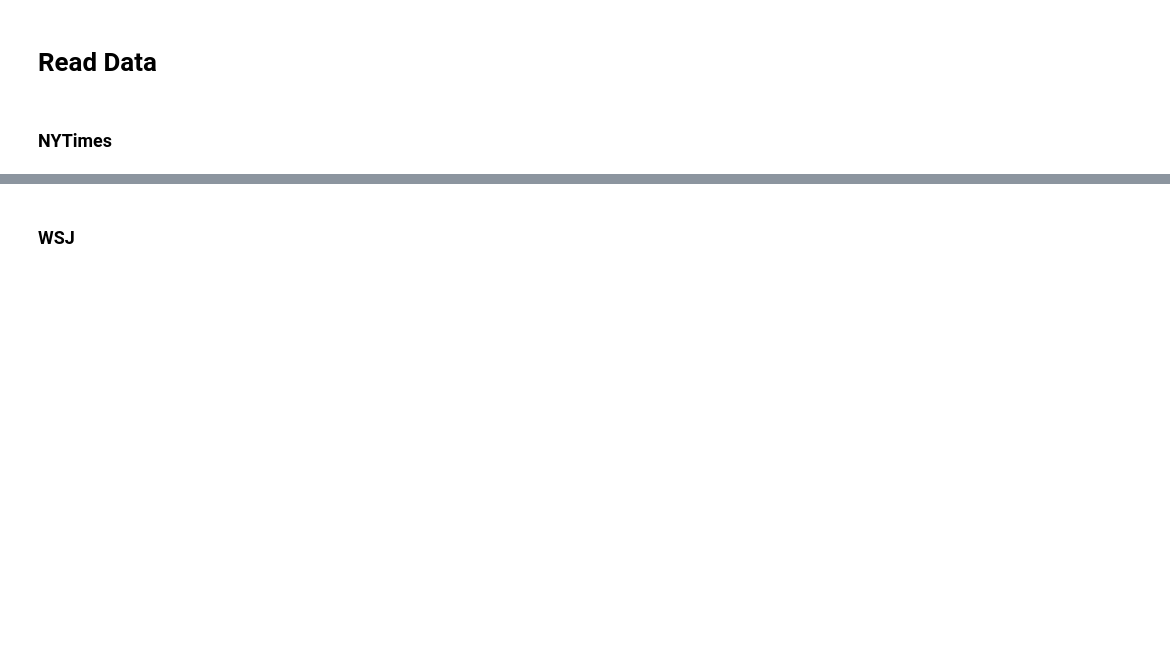
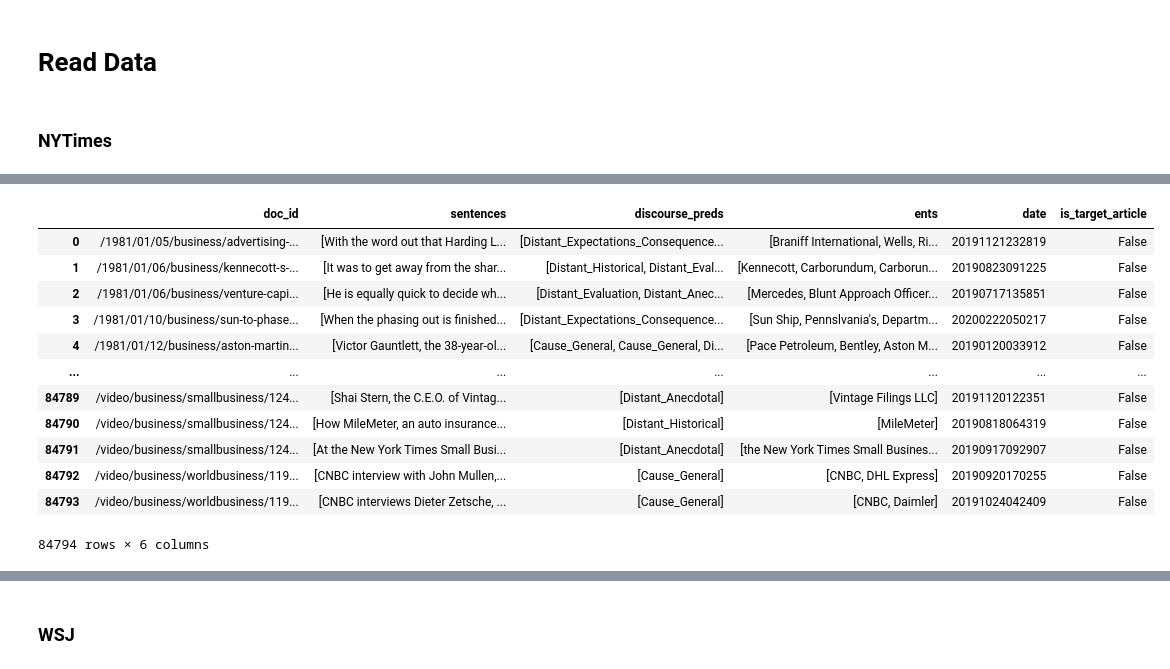
Before and after one commit to alex2awesome/press-releases, a Jupyter notebook: notebooks/2023-05-17__parse-open-sourced-articles.ipynb, the cells around one changed output, grey strips where cells are left out. Cells and saved outputs as stored; diff of their text form; code cells hidden in the pictures; blank space fills up the shorter version.

```diff
--- a/notebooks/2023-05-17__parse-open-sourced-articles.ipynb
+++ b/notebooks/2023-05-17__parse-open-sourced-articles.ipynb
@@ -93,0 +339,28 @@ press_release_articles.drop_duplicates('url').shape
+# %%
+## discourse
+full_nytimes_discourse_df = load_discourse_df(
+    '../data/open-sourced-articles/nytimes-articles-news-discourse.jsonl.gz'
+)
+# %%
+nyt_article_grouped_discourse_df = (
+    full_nytimes_discourse_df
+     .loc[lambda df:
+          ~df['discourse_preds'].isin(['NA'])
+     ]
+     .sort_values(['doc_id', 'sent_idx'])
+     .groupby('doc_id')[['sentences', 'discourse_preds']]
+     .aggregate(list)
+     .reset_index()
+)
+# %%
+nyt_article_grouped_discourse_df['doc_id'] = nyt_article_grouped_discourse_df['doc_id'].pipe(strip_url)
+nyt_article_grouped_discourse_df_merged  = (
+    nyt_article_grouped_discourse_df
+     .merge(
+         nyt_ent_article_df,
+         left_on='doc_id',
+         right_on='article_url',
+     )
+     .drop(columns=['article', 'article_url'])
+     .assign(is_target_article=lambda df: df['doc_id'].isin(nyt_press_release_article_map['url']))
+)
@@ -93,0 +382,8 @@ press_release_articles.drop_duplicates('url').shape
+# %%
+pd.options.display.max_colwidth = 400
+pd.options.display.html.use_mathjax = False
+doc_id = doc_ids[-10006]
+(full_nytimes_discourse_df
+ .loc[lambda df: df['doc_id'] == doc_id]
+ [['sentences', 'discourse_preds']]
+)
@@ -93,0 +406,16 @@ press_release_articles.drop_duplicates('url').shape
+# %%
+nyt_article_grouped_discourse_df_merged['ents']
+# %% [output]
+|  | doc_id | sentences | discourse_preds | ents | date | is_target_article |
+| 0 | /1981/01/05/business/advertising-... | [With the word out that Harding L... | [Distant_Expectations_Consequence... | [Braniff International, Wells, Ri... | 20191121232819 | False |
+| 1 | /1981/01/06/business/kennecott-s-... | [It was to get away from the shar... | [Distant_Historical, Distant_Eval... | [Kennecott, Carborundum, Carborun... | 20190823091225 | False |
+| 2 | /1981/01/06/business/venture-capi... | [He is equally quick to decide wh... | [Distant_Evaluation, Distant_Anec... | [Mercedes, Blunt Approach Officer... | 20190717135851 | False |
+| 3 | /1981/01/10/business/sun-to-phase... | [When the phasing out is finished... | [Distant_Expectations_Consequence... | [Sun Ship, Pennslvania's, Departm... | 20200222050217 | False |
+| 4 | /1981/01/12/business/aston-martin... | [Victor Gauntlett, the 38-year-ol... | [Cause_General, Cause_General, Di... | [Pace Petroleum, Bentley, Aston M... | 20190120033912 | False |
+| ... | ... | ... | ... | ... | ... | ... |
+| 84789 | /video/business/smallbusiness/124... | [Shai Stern, the C.E.O. of Vintag... | [Distant_Anecdotal] | [Vintage Filings LLC] | 20191120122351 | False |
+| 84790 | /video/business/smallbusiness/124... | [How MileMeter, an auto insurance... | [Distant_Historical] | [MileMeter] | 20190818064319 | False |
+| 84791 | /video/business/smallbusiness/124... | [At the New York Times Small Busi... | [Distant_Anecdotal] | [the New York Times Small Busines... | 20190917092907 | False |
+| 84792 | /video/business/worldbusiness/119... | [CNBC interview with John Mullen,... | [Cause_General] | [CNBC, DHL Express] | 20190920170255 | False |
+| 84793 | /video/business/worldbusiness/119... | [CNBC interviews Dieter Zetsche, ... | [Cause_General] | [CNBC, Daimler] | 20191024042409 | False |
+84794 rows × 6 columns
```
Also changed, not shown: parts of 83 cells of this notebook, 27 other files.
